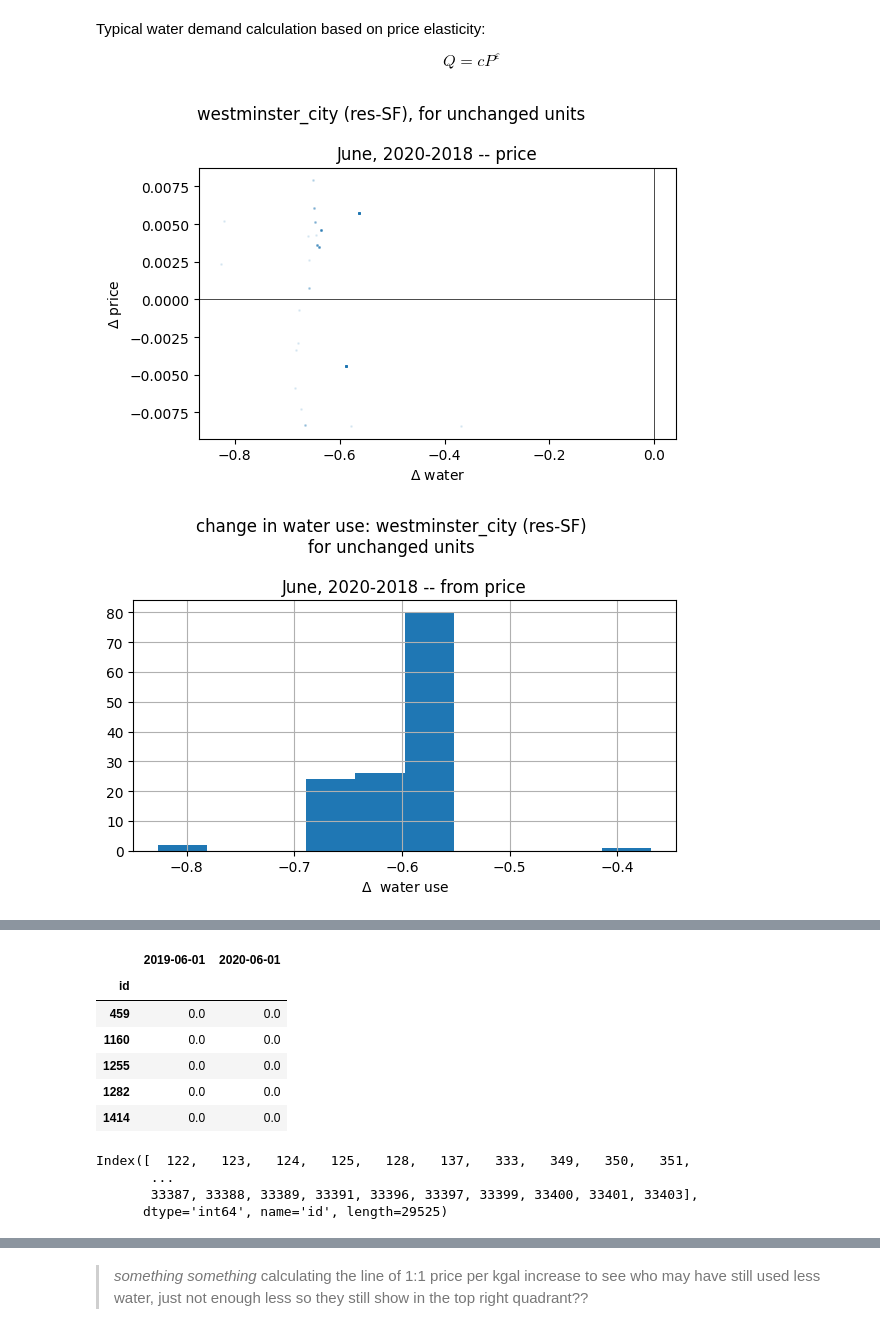
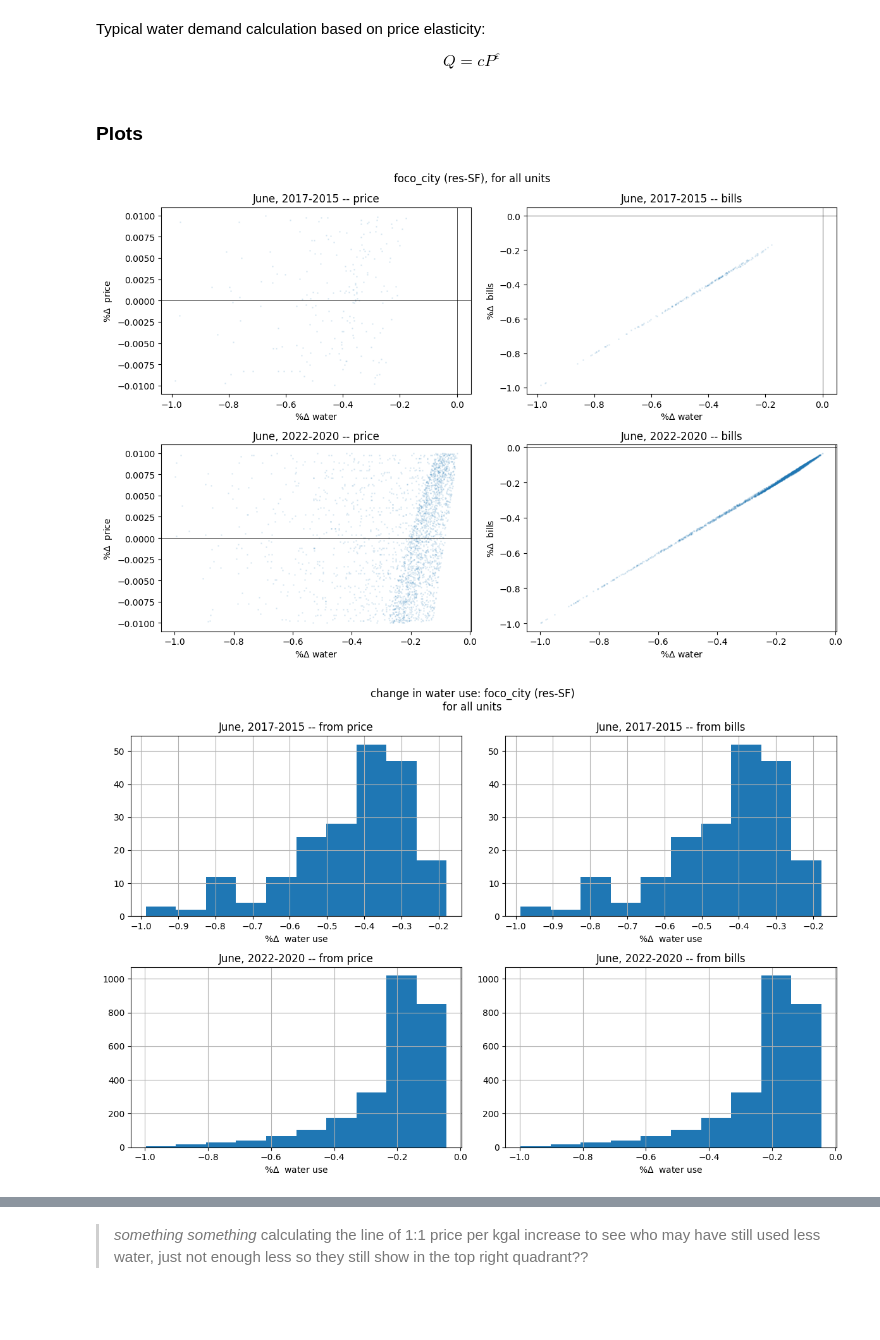
Before and after one commit to jade-fp/hub-gra-cwcb-rates, a Jupyter notebook: analysis_new.ipynb, the cells around one changed output, grey strips where cells are left out. Cells and saved outputs as stored; diff of their text form; code cells hidden in the pictures; blank space fills up the shorter version.

Commit message:
elas and bills updates, foco load

```diff
--- a/analysis_new.ipynb
+++ b/analysis_new.ipynb
@@ -1144,7 +1148,7 @@ for provider in data_household.keys(): # load data into each group for each prov
             template_df = pd.concat((pd.read_csv(x,
                                                  dtype={'id':int,'usage':float,'category':str,'notes':str},
                                                  parse_dates=[1],
-                                                 date_format={'date':'%m/%d/%Y'}) for x in files),
+                                                 date_format={'date':'%Y-%m-%d'}) for x in files),
                                     ignore_index=True)
             #_ drop duplicates id & date entries (keep largest 'usage' value) | fxn also sets & sorts index _#
             template_df = fxn_df_duplicates(template_df,columns=['id','date'],type='drop',sort_col=['usage'])
@@ -1258,2 +1274,3 @@ def fxn_usage_filter(provider,group=[],category=[],time_endcaps_only=False,dropn
 # %%
-sel_provider = 'westminster_city'
+sel_provider = 'foco_city'
+sel_category = 'res-SF'
@@ -1547,4 +1557,6 @@ fxn_calc_bill(prov,category=cat,head=5)[0]
 # %%
 #_ read external, pre-calculated bills df back into notebook _#
-df_bills = pd.read_csv(f'utility-data/{prov}_{cat}_v1.csv',index_col=0)
+df_bills = pd.read_csv(f'utility-data/z_bills/{sel_provider}_{sel_category}_bills.csv',index_col=0)
 df_bills.columns = pd.to_datetime(df_bills.columns)
+with open(f'utility-data/z_bills/{sel_provider}_{sel_category}_ref.pickle','rb') as pickle_file:
+    df_ref = pickle.load(pickle_file)
@@ -1738,6 +1762,8 @@ Typical water demand calculation based on price elasticity:
 $$
 Q=cP^\varepsilon
 $$
+# %% [markdown]
+### Plots
 # %%
 def fxn_df_diff(data: pd.DataFrame,ax=None,lim=None,percent_diff=False):
     '''
@@ -2107,13 +2082,20 @@ def fxn_elasticity1(data_use:pd.DataFrame,data_bills:pd.DataFrame,
 # display(use.shape)
 # price.shape
 # %%
-fxn_elasticity1(data_use=fxn_usage_filter(prov,category=[cat],time_endcaps_only=True,year_start=2018,year_end=2020,month=6),
-                data_bills=df_bills,#compare={},
-                remove_use_diff_outliers=False,
-                filter_out_change_in_units=True,
-                price_diff_bound=0.01,
-                show_plots=True,
-                investigate=None,elas_IQR=False,ret_elas_df=False)
+fxn_elasticity(data_use=fxn_usage_filter(sel_provider,category=[sel_category]),#,time_endcaps_only=False,year_start=2018,year_end=2020,month=6),
+               data_bills=df_bills,
+               compare={
+                   'y_data': ['price','bills']
+                   ,
+                   'dates': [{'start':'2015-06-01','end':'2017-06-01'},{'start':'2020-06-01','end':'2022-06-01'}]
+               },
+            #    remove_use_diff_outliers=True,
+            #    filter_out_change_in_units=True,
+               price_diff_bound=0.01,
+               show_plots=True,
+               investigate=None,
+               elas_IQR=True,
+               ret_elas_df=False)
 # %% [output]
-[figure, old version]
+[figure, new version]
-[figure, old version]
+[figure, new version]
@@ -2130,19 +2110,0 @@ fxn_elasticity1(data_use=fxn_usage_filter(prov,category=[cat],time_endcaps_only=
-# %%
-df_bills.loc[:,df_bills.columns.isin(['2020-06-01','2019-06-01'])][df_bills.loc[:,df_bills.columns.isin(['2020-06-01','2019-06-01'])].isin([0]).all(axis=1)].head()
-# df_bills[df_bills.isin([0]).any(axis=1)].head()
-# %% [output]
-|  | 2019-06-01 | 2020-06-01 |
-| id |  |  |
-| 459 | 0.0 | 0.0 |
-| 1160 | 0.0 | 0.0 |
-| 1255 | 0.0 | 0.0 |
-| 1282 | 0.0 | 0.0 |
-| 1414 | 0.0 | 0.0 |
-# %%
-fxn_usage_filter(prov,category=[cat],**filter_kwargs)[0].index.join(df_bills.index,how='inner')
-# df_bills.index
-# %% [output]
-Index([  122,   123,   124,   125,   128,   137,   333,   349,   350,   351,
-       ...
-       33387, 33388, 33389, 33391, 33396, 33397, 33399, 33400, 33401, 33403],
-      dtype='int64', name='id', length=29525)
```
Also changed, not shown: parts of 35 cells of this notebook.
